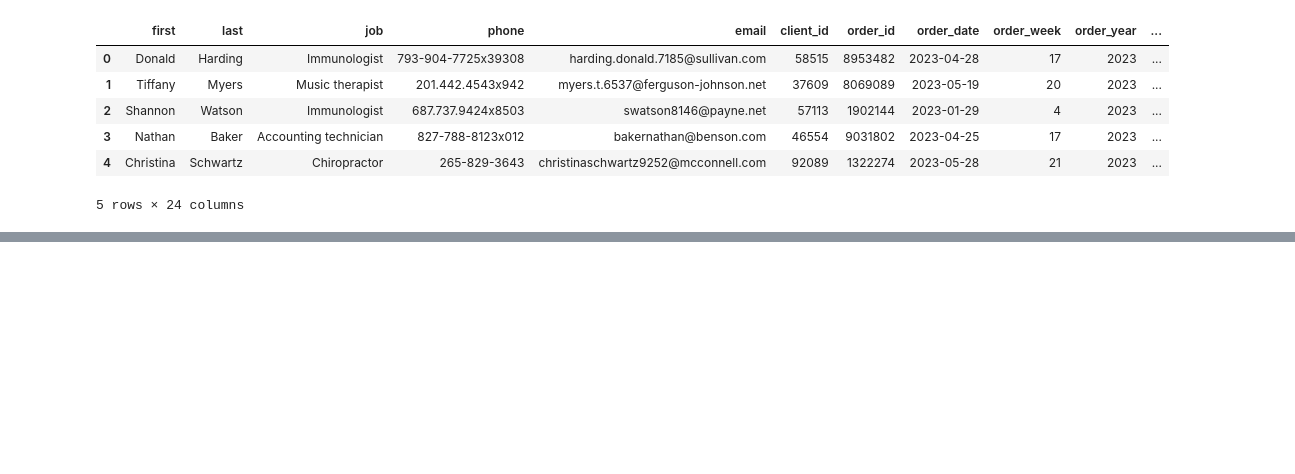
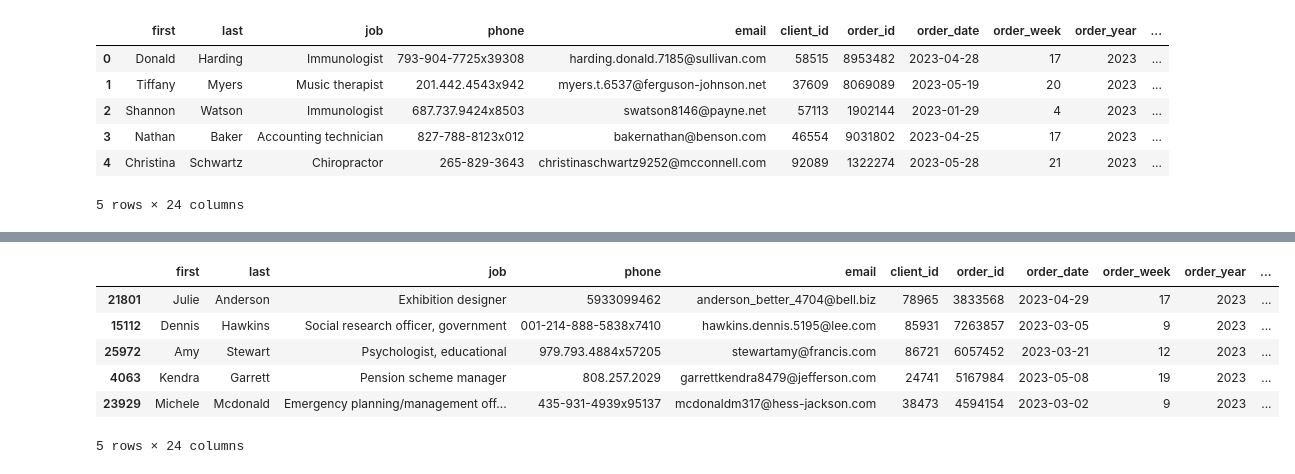
Before and after one commit to shawnakumar/-pandas-challenge-1, a Jupyter notebook: wholesale_data_analysis_starter_code.ipynb, the cells around one changed output, grey strips where cells are left out. Saved outputs shown, nothing was run; the diff lists cells and outputs as text; code cells hidden in the pictures; blank space fills up the shorter version.

```diff
--- a/wholesale_data_analysis_starter_code.ipynb
+++ b/wholesale_data_analysis_starter_code.ipynb
@@ -375,15 +375,14 @@ df.head()
 | 4 | Christina | Schwartz | Chiropractor | 265-829-3643 | christinaschwartz9252@mcconnell.com | 92089 | 1322274 | 2023-05-28 | 21 | 2023 | ... |
 5 rows × 24 columns
 # %%
-import pandas as pd
-df = pd.read_csv('Resources/client_dataset.csv')
-
 top_5_client_ids = df['client_id'].value_counts().head(5).index.tolist()
 
-df[df['client_id'].isin(top_5_client_ids)].groupby('client_id').agg({
+# Filter the DataFrame for these top 5 clients, aggregate their data, and sort by total profit
+aggregated_data = df[df['client_id'].isin(top_5_client_ids)].groupby('client_id').agg({
     'qty': 'sum',
     'shipping_price': 'sum',
     'total_price': 'sum',
     'total_profit': 'sum'
 }).sort_values(by='total_profit', ascending=False)
+df.head()
 # %% [output]
@@ -392,3 +397,8 @@ KeyError: "Column(s) ['shipping_price', 'total_price', 'total_profit'] do not ex
 # Format the data and rename the columns
 # to names suitable for presentation.
 # Currency should be in millions of dollars.
+df['total_price'] = df['total_price'] / 1000000
+formatted_df = df.head().style.format({
+    'total_price': '${:,.2f}M'
+})
+df.head()
@@ -395,2 +413,12 @@ KeyError: "Column(s) ['shipping_price', 'total_price', 'total_profit'] do not ex
 # %%
 # Sort the updated data by "Total Profit" form highest to lowest
+df = df.sort_values (by = 'total_profit', ascending = False)
+df.head()
+# %% [output]
+|  | first | last | job | phone | email | client_id | order_id | order_date | order_week | order_year | ... |
+| 21801 | Julie | Anderson | Exhibition designer | 5933099462 | anderson_better_4704@bell.biz | 78965 | 3833568 | 2023-04-29 | 17 | 2023 | ... |
+| 15112 | Dennis | Hawkins | Social research officer, government | 001-214-888-5838x7410 | hawkins.dennis.5195@lee.com | 85931 | 7263857 | 2023-03-05 | 9 | 2023 | ... |
+| 25972 | Amy | Stewart | Psychologist, educational | 979.793.4884x57205 | stewartamy@francis.com | 86721 | 6057452 | 2023-03-21 | 12 | 2023 | ... |
+| 4063 | Kendra | Garrett | Pension scheme manager | 808.257.2029 | garrettkendra8479@jefferson.com | 24741 | 5167984 | 2023-05-08 | 19 | 2023 | ... |
+| 23929 | Michele | Mcdonald | Emergency planning/management off... | 435-931-4939x95137 | mcdonaldm317@hess-jackson.com | 38473 | 4594154 | 2023-03-02 | 9 | 2023 | ... |
+5 rows × 24 columns
```
Also changed, not shown: parts of 2 cells of this notebook.
